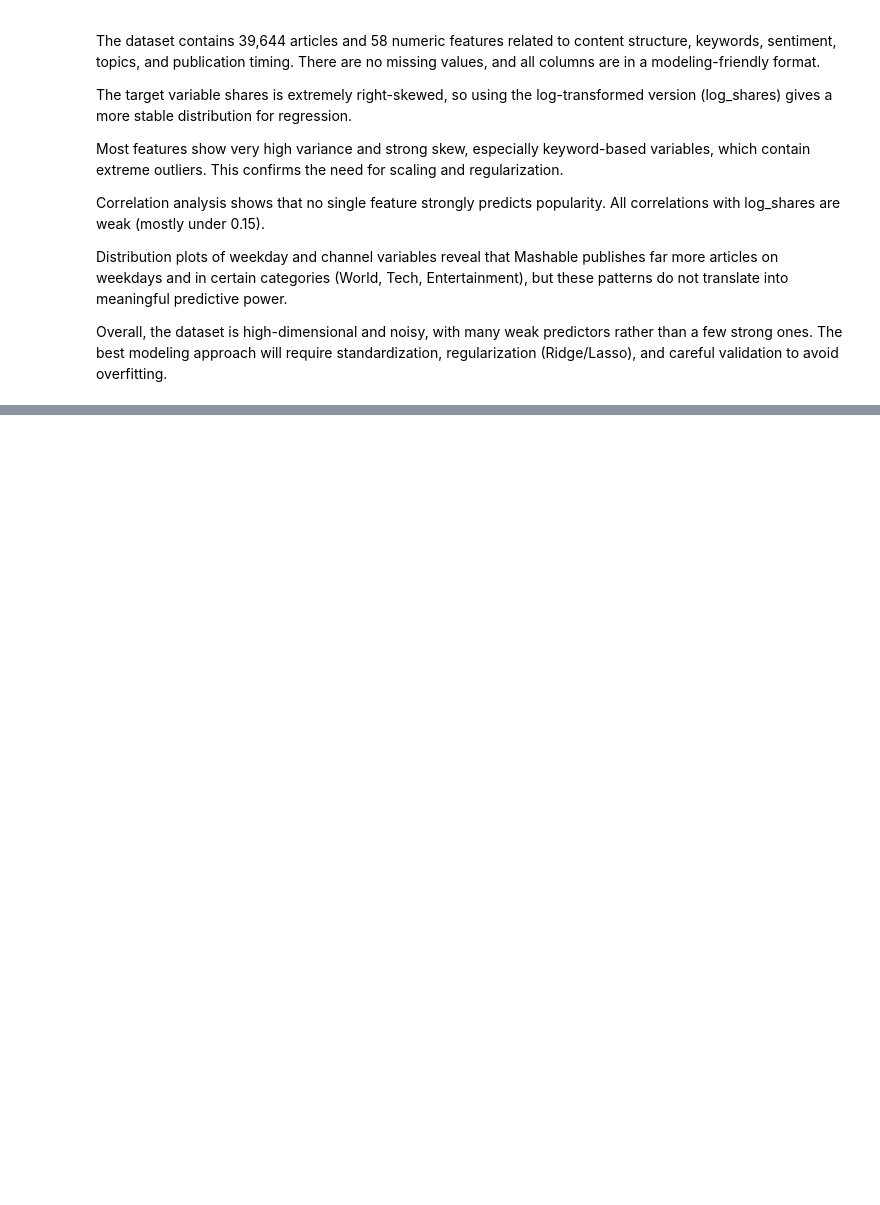
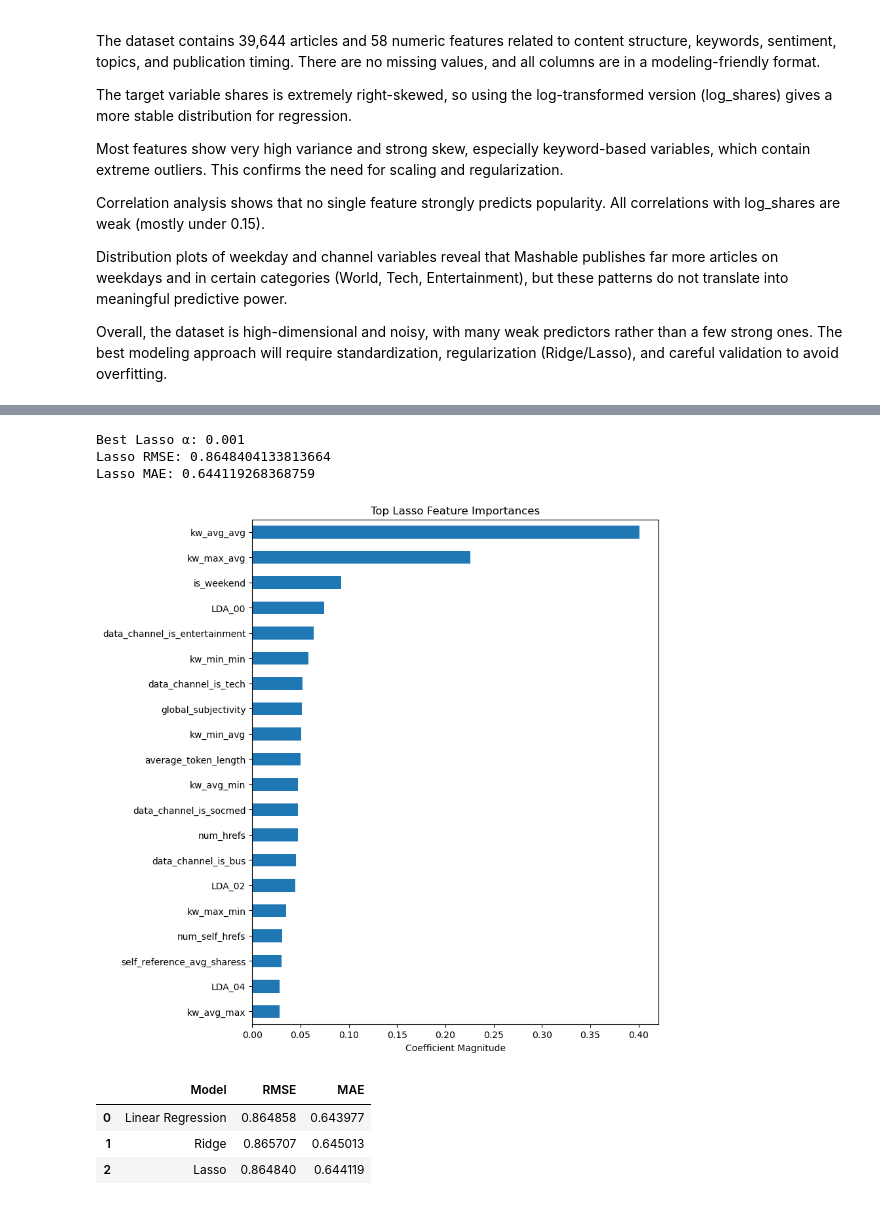
Before and after one commit to briannaq-dev/article-popularity, a Jupyter notebook: final_project.ipynb, the cells around one changed output, grey strips where cells are left out. Cells and saved outputs as stored; diff of their text form; code cells hidden in the pictures; blank space fills up the shorter version.

```diff
--- a/EDA.ipynb
+++ b/final_project.ipynb
@@ -102,0 +254,58 @@ Overall, the dataset is high-dimensional and noisy, with many weak predictors ra
+# %%
+from sklearn.linear_model import Lasso
+
+# Train and evaluate Lasso Regression with hyperparameter tuning
+lasso = Lasso(max_iter=5000)
+
+# Set up GridSearchCV to find the best alpha
+lasso_cv = GridSearchCV(
+    lasso,
+    {"alpha": alphas},
+    scoring="neg_mean_squared_error",
+    cv=5
+)
+
+lasso_cv.fit(X_train, y_train)
+
+best_lasso_alpha = lasso_cv.best_params_["alpha"]
+print("Best Lasso α:", best_lasso_alpha)
+
+# Fit final Lasso model with best alpha
+lasso_best = Lasso(alpha=best_lasso_alpha, max_iter=5000)
+lasso_best.fit(X_train, y_train)
+
+y_pred_lasso = lasso_best.predict(X_test)
+lasso_rmse = np.sqrt(mean_squared_error(y_test, y_pred_lasso))
+lasso_mae = mean_absolute_error(y_test, y_pred_lasso)
+
+print("Lasso RMSE:", lasso_rmse)
+print("Lasso MAE:", lasso_mae)
+
+# Feature importance for Lasso
+lasso_coef = pd.Series(lasso_best.coef_, index=feature_names)
+top_lasso = lasso_coef.abs().sort_values(ascending=False).head(20)
+
+plt.figure(figsize=(8,10))
+top_lasso.sort_values().plot(kind="barh")
+plt.title("Top Lasso Feature Importances")
+plt.xlabel("Coefficient Magnitude")
+plt.show()
+# %% [output]
+Best Lasso α: 0.001
+Lasso RMSE: 0.8648404133813664
+Lasso MAE: 0.644119268368759
+[figure, added]
+# %%
+# Summary of results
+results = pd.DataFrame({
+    "Model": ["Linear Regression", "Ridge", "Lasso"],
+    "RMSE": [lr_rmse, ridge_rmse, lasso_rmse],
+    "MAE":  [lr_mae, ridge_mae, lasso_mae]
+})
+
+results
+# %% [output]
+|  | Model | RMSE | MAE |
+| 0 | Linear Regression | 0.864858 | 0.643977 |
+| 1 | Ridge | 0.865707 | 0.645013 |
+| 2 | Lasso | 0.864840 | 0.644119 |
```
Also changed, not shown: parts of 13 cells of this notebook, 3 other files.
